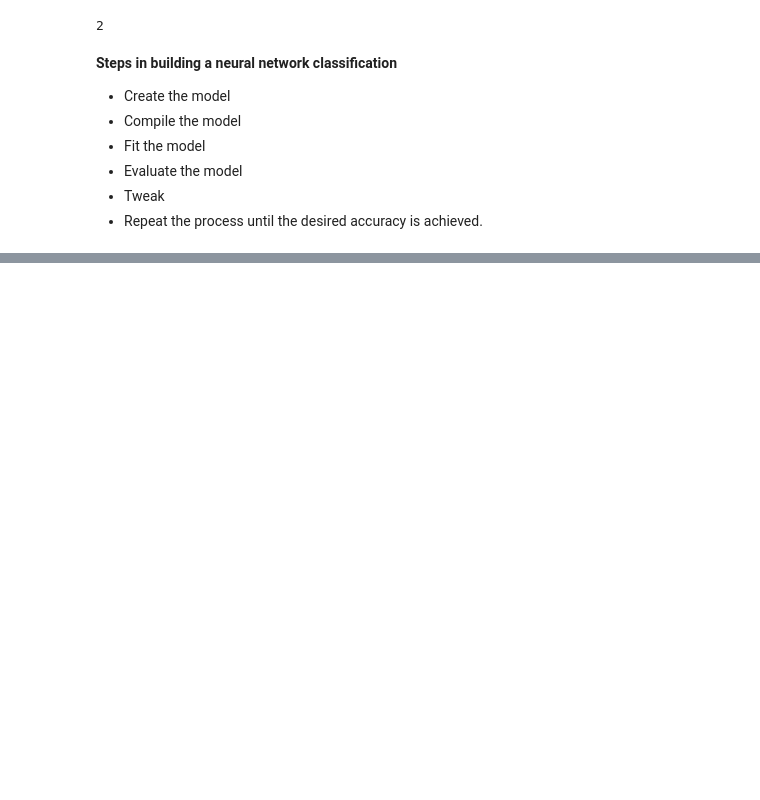
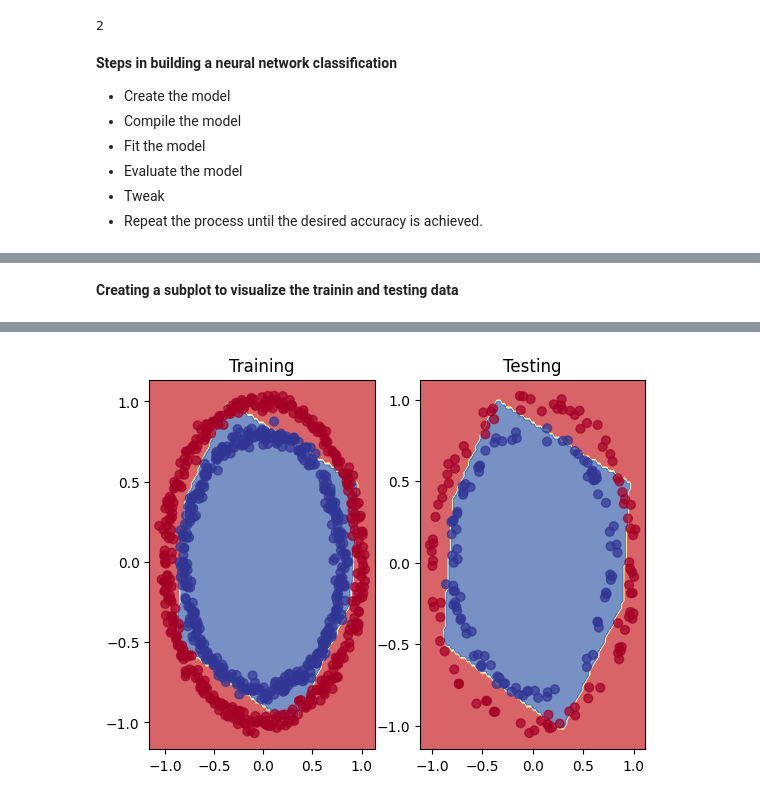
Before and after one commit to Phavour-EBEN/Personal-Deep-Learning-Lessons, a Jupyter notebook: 002_NN_Classification_Tensorflow/002_NN_Classification.ipynb, the cells around one changed output, grey strips where cells are left out. Cells and saved outputs as stored; diff of their text form; code cells hidden in the pictures; blank space fills up the shorter version.

```diff
--- a/002_NN_Classification_Tensorflow/002_NN_Classification.ipynb
+++ b/002_NN_Classification_Tensorflow/002_NN_Classification.ipynb
@@ -250,0 +304,5 @@ pd.DataFrame(history.history).plot()
+# %%
+x_train = features[:800]
+y_train = Labels[:800]
+x_test = features[800:]
+y_test = Labels[800:]
@@ -250,0 +318,15 @@ pd.DataFrame(history.history).plot()
+# %%
+# defining the model
+model4 = tf.keras.Sequential()
+model4.add(tf.keras.layers.Dense(4, activation='relu'))
+model4.add(tf.keras.layers.Dense(4, activation='relu'))
+model4.add(tf.keras.layers.Dense(1, activation='sigmoid'))
+
+# coimpiling the model
+model4.compile(
+    loss = ['binary_crossentropy'],
+    optimizer = tf.keras.optimizers.Adam(learning_rate=0.01),
+    metrics = ['accuracy']
+)
+
+history4 = model4.fit(x_train,y_train, epochs=50)
@@ -250,0 +361,12 @@ pd.DataFrame(history.history).plot()
+# %% [markdown]
+**Creating a subplot to visualize the trainin and testing data**
+# %%
+plt.Figure(figsize=(10,10))
+plt.subplot(1,2,1)
+plt.title('Training')
+plot_deci_boundary(model=model4,features=x_train,Labels=y_train)
+plt.subplot(1,2,2)
+plt.title('Testing')
+plot_deci_boundary(model=model4,features=x_test,Labels=y_test)
+plt.show()
+# %% [output]
@@ -250,0 +377 @@ pd.DataFrame(history.history).plot()
+[figure, added]
```
Also changed, not shown: parts of 26 cells of this notebook.
